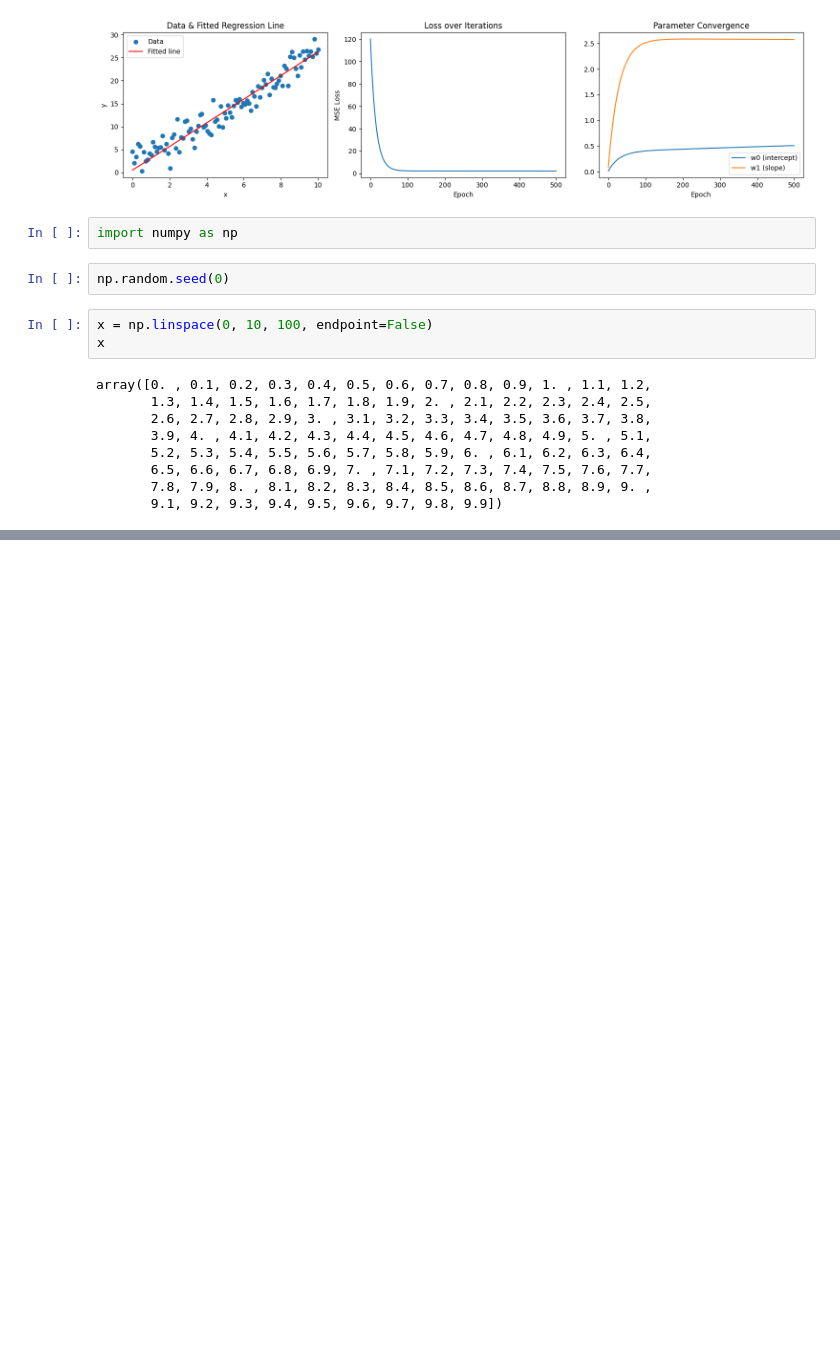
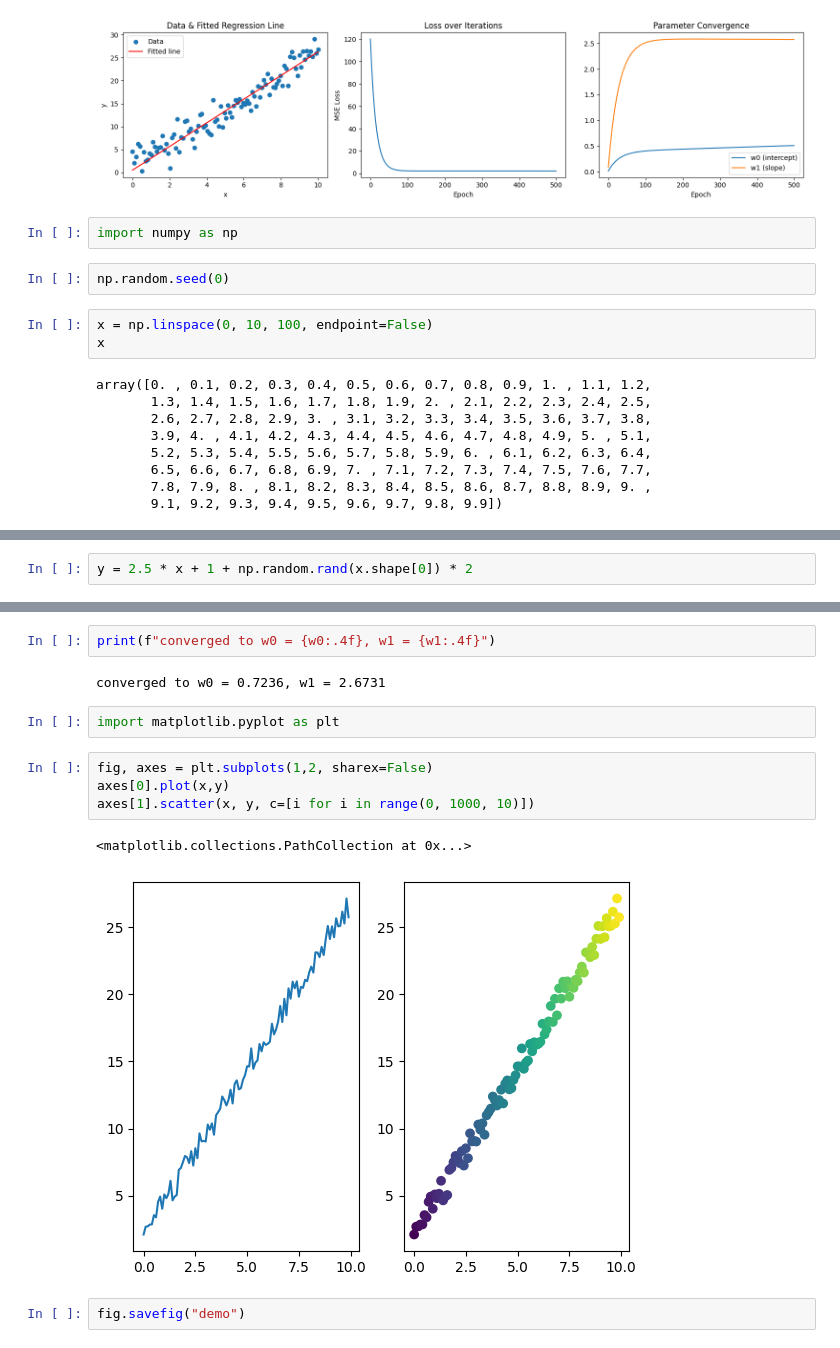
Before and after one commit to Alive-mk/ML_note, a Jupyter notebook: codes/linear regression model.ipynb, the cells around one changed output, grey strips where cells are left out. Drawn from its saved outputs; the diff is of its cells as text; blank space fills up the shorter version.

```diff
--- a/codes/linear regression model.ipynb
+++ b/codes/linear regression model.ipynb
@@ -162,0 +167,2 @@ array([0. , 0.1, 0.2, 0.3, 0.4, 0.5, 0.6, 0.7, 0.8, 0.9, 1. , 1.1, 1.2,
+# %%
+y = 2.5 * x + 1 + np.random.rand(x.shape[0]) * 2
@@ -162,0 +192,15 @@ array([0. , 0.1, 0.2, 0.3, 0.4, 0.5, 0.6, 0.7, 0.8, 0.9, 1. , 1.1, 1.2,
+# %%
+print(f"converged to w0 = {w0:.4f}, w1 = {w1:.4f}")
+# %% [output]
+converged to w0 = 0.7236, w1 = 2.6731
+# %%
+import matplotlib.pyplot as plt
+# %%
+fig, axes = plt.subplots(1,2, sharex=False)
+axes[0].plot(x,y)
+axes[1].scatter(x, y, c=[i for i in range(0, 1000, 10)])
+# %% [output]
+<matplotlib.collections.PathCollection at 0x...>
+[figure, added]
+# %%
+fig.savefig("demo")
```
Also changed, not shown: parts of 5 cells of this notebook, 4 other files.
